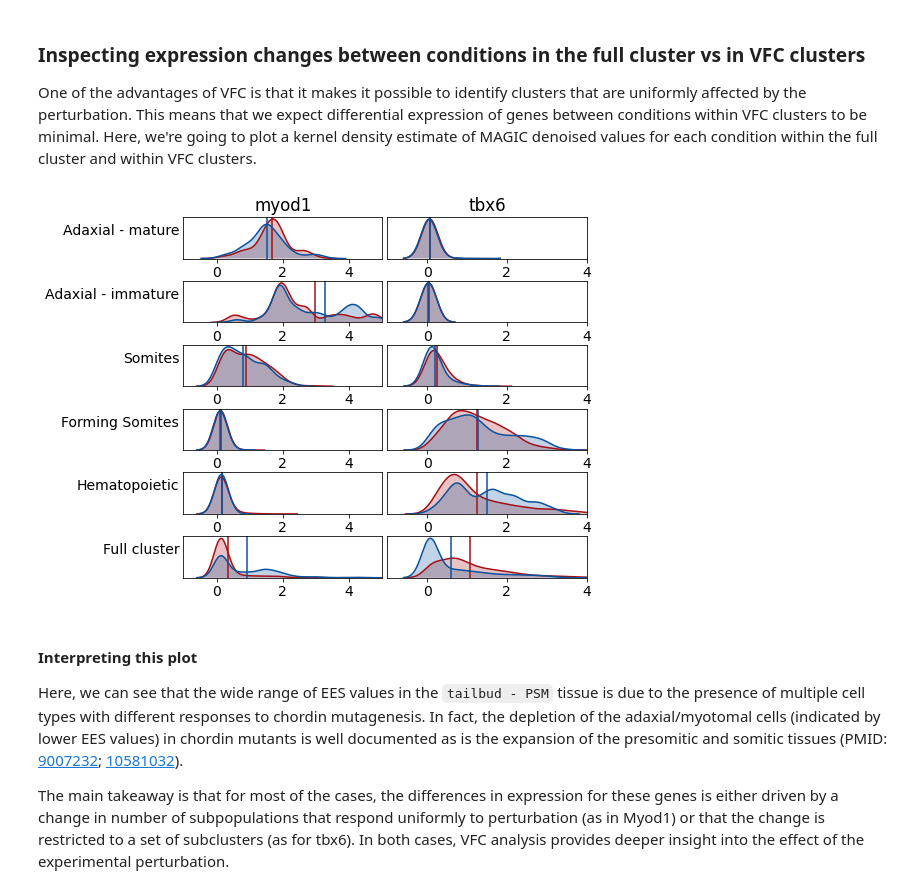
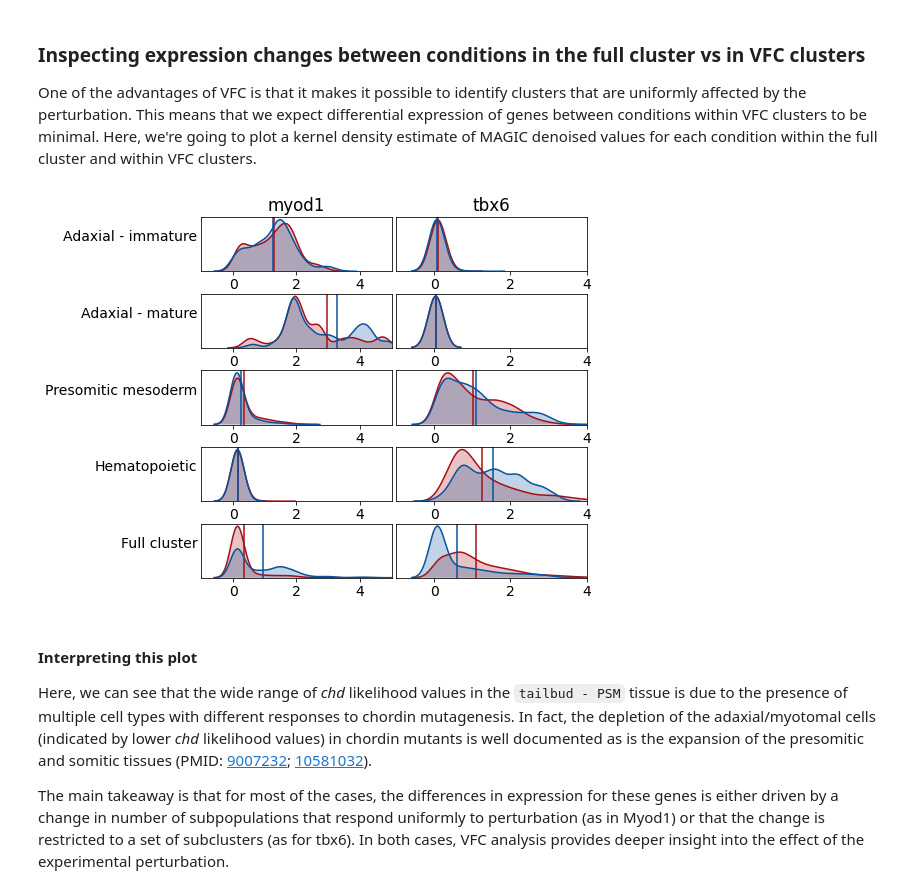
Before and after one commit to KrishnaswamyLab/MELD, a Jupyter notebook: notebooks/Wagner2018_Chordin_Cas9_Mutagenesis.ipynb, the cells around one changed output. Drawn from its saved outputs; the diff is of its cells as text; code cells hidden in the pictures.

```diff
--- a/notebooks/Wagner2018_Chordin_Cas9_Mutagenesis.ipynb
+++ b/notebooks/Wagner2018_Chordin_Cas9_Mutagenesis.ipynb
@@ -673,9 +677,9 @@ for curr_cluster in clusters:
     new_clusters = subclustering_results[curr_cluster][picked_clusters[curr_cluster]]
 
     metadata.loc[metadata['clusterID'] == curr_cluster, 'VFC'] = new_clusters + 1 + np.max(metadata['VFC'])
-metadata['VFC'] = scprep.utils.sort_clusters_by_values(metadata['VFC'], metadata['EES'])
+metadata['VFC'] = scprep.utils.sort_clusters_by_values(metadata['VFC'], metadata['chd_likelihood'])
 # %%
-ax = scprep.plot.jitter(metadata['VFC'], metadata['EES'], c=metadata['sample_labels'],
+ax = scprep.plot.jitter(metadata['VFC'], metadata['chd_likelihood'], c=metadata['sample_labels'],
                         cmap=sample_cmap, figsize=(18,7), legend=False)
 ax.set_ylim(0,1)
 ax.axhline(0.5, linestyle = '--', color='grey', zorder=0)
@@ -830,11 +818,13 @@ scprep.plot.marker_plot(data=curr_cluster_data.values,
 # %% [markdown]
 Now we can assign labels to each cluster
+# %%
+tpm_cluster_markers = ['myog', 'foxd1', 'myod1', 'wnt8a', 'gata2a']
+max_expression = curr_cluster_data.groupby(curr_cluster_metadata['VFC'])[tpm_cluster_markers].mean().idxmax()
 # %%
-label_map = {4 : 'Adaxial - mature',
-             28 : 'Adaxial - immature',
-             29 : 'Somites',
-             36 : 'Forming Somites',
-             42 : 'Hematopoietic'}
+label_map = {max_expression.loc['myod1'] : 'Adaxial - mature',
+             max_expression.loc['myog']  : 'Adaxial - immature',
+             max_expression.loc['wnt8a'] : 'Presomitic mesoderm',
+             max_expression.loc['gata2a'] : 'Hematopoietic'}
 cluster_labels = [label_map[cl] for cl in curr_cluster_metadata['VFC']]
 pal = sns.color_palette('PuBu', 6)
 
@@ -853,7 +843,7 @@ scprep.plot.scatter2d(curr_data_phate, c=cluster_labels, cmap=cluster_cmap,
 
 One of the advantages of VFC is that it makes it possible to identify clusters that are uniformly affected by the perturbation. This means that we expect differential expression of genes between conditions within VFC clusters to be minimal. Here, we're going to plot a kernel density estimate of MAGIC denoised values for each condition within the full cluster and within VFC clusters.
 # %%
-fig, axes = plt.subplots(6,2, figsize=(8,6))
+fig, axes = plt.subplots(5,2, figsize=(8,6))
 
 # Two important marker genes for adaxial cells (myod1) and presomitic mesoderm cells (tbx6)
 genes = ['myod1', 'tbx6']
@@ -861,7 +851,7 @@ for j, curr_gene in enumerate(genes):
     col_axes = axes[:,j]
     for i, ax in enumerate(col_axes.flatten()):
         exp = {}
-        if i < 5:
+        if i < 4:
             # Plot expression for the VFC clusters
             curr_cluster = np.unique(curr_cluster_metadata['VFC'])[i]
             ylabel = label_map[curr_cluster]
@@ -871,37 +861,37 @@ for j, curr_gene in enumerate(genes):
                 curr_cond_mask  = curr_cluster_metadata['genotype_name'] == geno_name
                 curr_exp_cond = curr_cluster_data_magic.loc[(curr_cluster_mask) & (curr_cond_mask), curr_gene]
 
                 exp[geno_name] = curr_exp_cond
                 color = sample_cmap[geno_name + 'C']
 
                 sns.kdeplot(curr_exp_cond, ax=ax, legend=False, color=color, shade=True, clip=[0,5], bw=0.2)
                 ax.axvline(np.mean(curr_exp_cond), color=color)
 
         else:
             # Plot expression for the cluster as a whole
             for geno_name in ['chd', 'tyr']:
                 ylabel = 'Full cluster'
                 curr_exp = curr_cluster_data_magic.loc[curr_cluster_metadata['genotype_name'] == geno_name, curr_gene]
                 color = sample_cmap[geno_name + 'C']
                 exp[geno_name] = curr_exp_cond
                 sns.kdeplot(curr_exp, ax=ax, legend=False, color=color, shade=True, clip=[0,5], bw=0.2)
                 ax.axvline(np.mean(curr_exp), color=color)
 
         if j == 0:
             ax.set_ylabel(ylabel, rotation=0, ha='right')
         if i == 0:
             ax.set_title(curr_gene)
 
         lim_map = {'myod1':(-1,5), 'tbx6':(-1,4)}
         ax.set_xlim(lim_map[curr_gene])
         ax.set_yticks([])
 
 fig.tight_layout(h_pad=.1, w_pad=.1)
 # %% [output]
-[figure, old version]
+[figure, new version]
 # %% [markdown]
 #### Interpreting this plot
 
-Here, we can see that the wide range of EES values in the `tailbud - PSM` tissue is due to the presence of multiple cell types with different responses to chordin mutagenesis. In fact, the depletion of the adaxial/myotomal cells (indicated by lower EES values) in chordin mutants is well documented  as is the expansion of the presomitic and somitic tissues (PMID: [9007232](https://www.ncbi.nlm.nih.gov/pubmed/9007232); [10581032](https://www.ncbi.nlm.nih.gov/pubmed/10581032)).
+Here, we can see that the wide range of _chd_ likelihood values in the `tailbud - PSM` tissue is due to the presence of multiple cell types with different responses to chordin mutagenesis. In fact, the depletion of the adaxial/myotomal cells (indicated by lower _chd_ likelihood values) in chordin mutants is well documented  as is the expansion of the presomitic and somitic tissues (PMID: [9007232](https://www.ncbi.nlm.nih.gov/pubmed/9007232); [10581032](https://www.ncbi.nlm.nih.gov/pubmed/10581032)).
 
 The main takeaway is that for most of the cases, the differences in expression for these genes is either driven by a change in number of subpopulations that respond uniformly to perturbation (as in Myod1) or that the change is restricted to a set of subclusters (as for tbx6). In both cases, VFC analysis provides deeper insight into the effect of the experimental perturbation.
```
Also changed, not shown: parts of 48 cells of this notebook, 1 other file.
